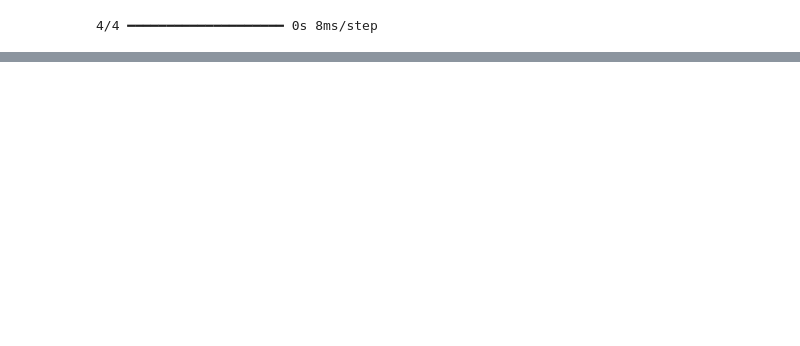
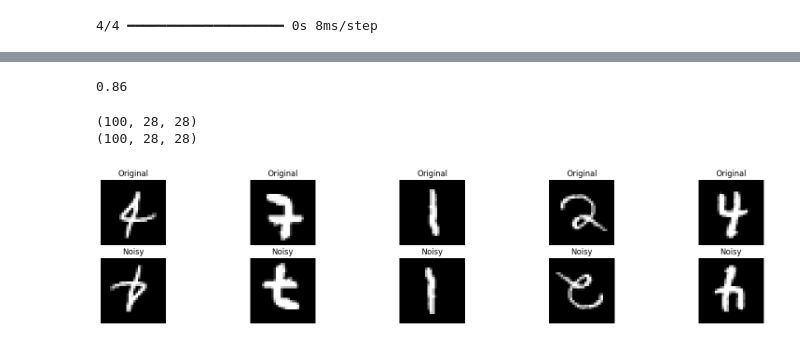
Before and after one commit to Disha7635/reliability-of-ml-model, a Jupyter notebook: digit_recog_cnn.ipynb, the cells around one changed output, grey strips where cells are left out. Saved outputs shown, nothing was run; the diff lists cells and outputs as text; code cells hidden in the pictures; blank space fills up the shorter version.

```diff
--- a/digit_recog_cnn.ipynb
+++ b/digit_recog_cnn.ipynb
@@ -214,0 +259,37 @@ accuracy_score(y_test[100:200],y_pred)
+# %%
+accuracy_score(y_test[200:300],y_pred)
+# %% [output]
+0.86
+# %%
+def rotated_image(image):
+    # plt.imshow(noisy_image)
+    rotated_img = Image.fromarray(image)
+    rotated_img=rotated_img.rotate(180,Image.NEAREST)
+    rotated_image_array = np.array(rotated_img)
+    return rotated_image_array
+
+# Sample images from the dataset
+sample_images = x_test[300:400]
+print(sample_images.shape)
+# Add noise to the sampled images
+noisy_images = np.array([rotated_image(img) for img in sample_images])
+# for i in range(len(noisy_images)):
+#     noisy_images[i] = np.array(noisy_images[i], dtype=np.float32)
+# print(noisy_images[i].dtype)
+print(noisy_images.shape)
+
+fig, axes = plt.subplots(2, 5, figsize=(20, 4))
+for i in range(5):
+    axes[0, i].imshow(sample_images[i], cmap='gray')
+    axes[0, i].set_title('Original')
+    axes[0, i].axis('off')
+
+    axes[1, i].imshow(noisy_images[i], cmap='gray')
+    axes[1, i].set_title('Noisy')
+    axes[1, i].axis('off')
+
+plt.show()
+# %% [output]
+(100, 28, 28)
+(100, 28, 28)
+[figure, added]
```
Also changed, not shown: parts of 18 cells of this notebook.
